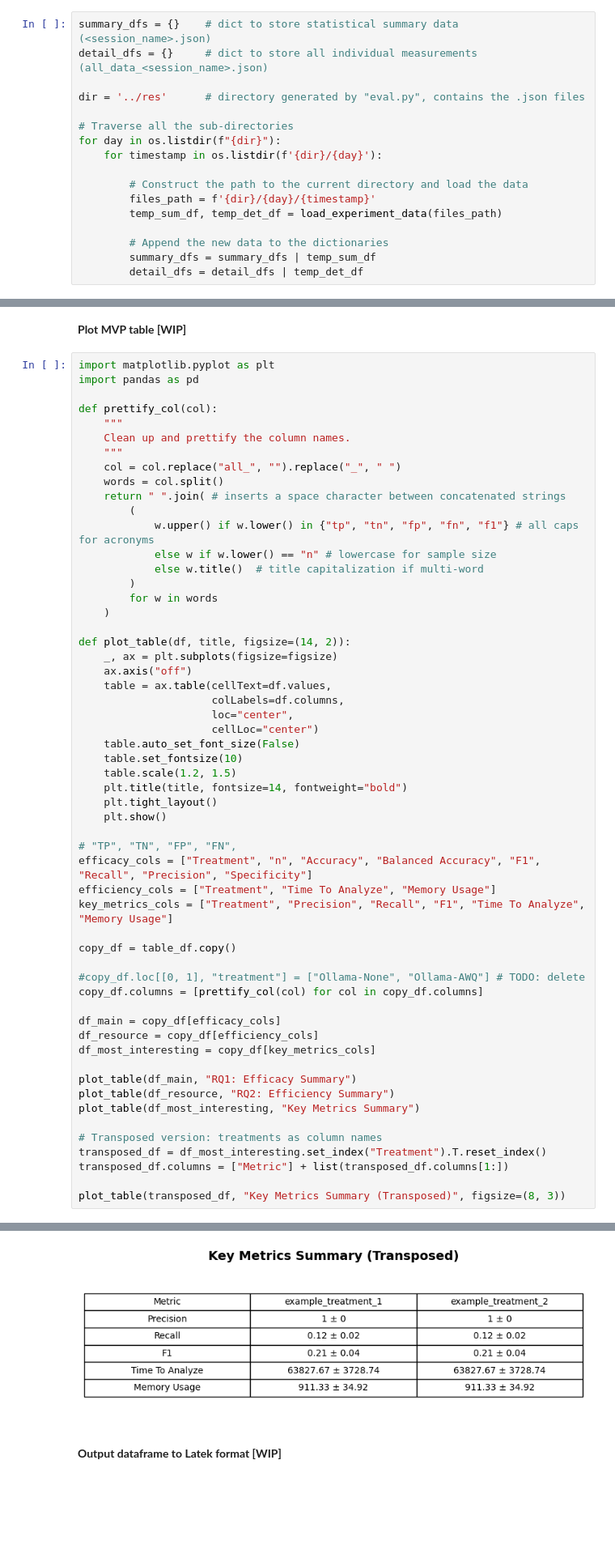
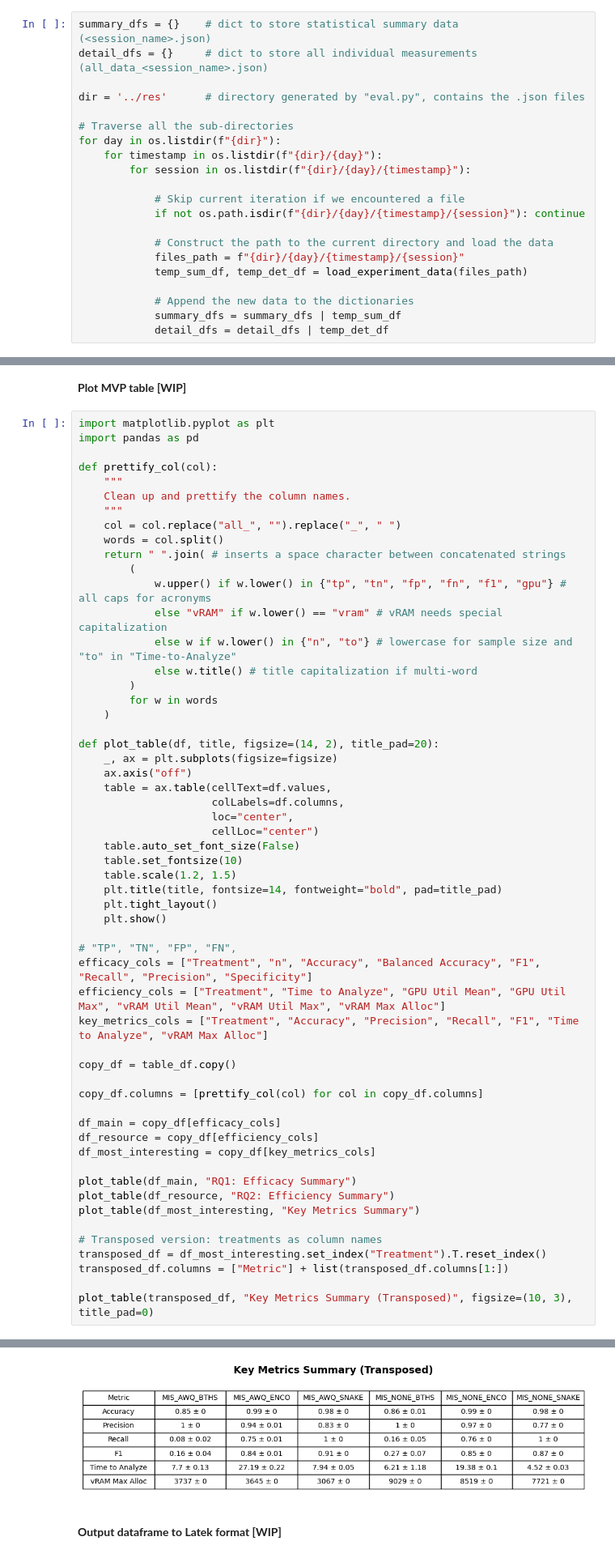
Before and after one commit to Q-REST-at/Q-REST-at, a Jupyter notebook: analysis/enhanced_data_analysis.ipynb, the cells around one changed output, grey strips where cells are left out. Shown at 81% size. Saved outputs shown, nothing was run; the diff lists cells and outputs as text; blank space fills up the shorter version.

Commit message:
#15 Update Analysis/Plotting Script To Accept New GPU Metrics Format

```diff
--- a/analysis/enhanced_data_analysis.ipynb
+++ b/analysis/enhanced_data_analysis.ipynb
@@ -96,15 +96,19 @@ dir = '../res'      # directory generated by "eval.py", contains the .json files
 
 # Traverse all the sub-directories
 for day in os.listdir(f"{dir}"):
-    for timestamp in os.listdir(f'{dir}/{day}'):
+    for timestamp in os.listdir(f"{dir}/{day}"):
+        for session in os.listdir(f"{dir}/{day}/{timestamp}"):
 
-        # Construct the path to the current directory and load the data
-        files_path = f'{dir}/{day}/{timestamp}'
-        temp_sum_df, temp_det_df = load_experiment_data(files_path)
+            # Skip current iteration if we encountered a file
+            if not os.path.isdir(f"{dir}/{day}/{timestamp}/{session}"): continue
 
-        # Append the new data to the dictionaries
-        summary_dfs = summary_dfs | temp_sum_df
-        detail_dfs = detail_dfs | temp_det_df
+            # Construct the path to the current directory and load the data
+            files_path = f"{dir}/{day}/{timestamp}/{session}"
+            temp_sum_df, temp_det_df = load_experiment_data(files_path)
+
+            # Append the new data to the dictionaries
+            summary_dfs = summary_dfs | temp_sum_df
+            detail_dfs = detail_dfs | temp_det_df
 # %% [markdown]
 Print the loaded statistical summary dataframes:
 # %%
@@ -261,14 +271,15 @@ def prettify_col(col):
     words = col.split()
     return " ".join( # inserts a space character between concatenated strings
         (
-            w.upper() if w.lower() in {"tp", "tn", "fp", "fn", "f1"} # all caps for acronyms
-            else w if w.lower() == "n" # lowercase for sample size
-            else w.title()  # title capitalization if multi-word
+            w.upper() if w.lower() in {"tp", "tn", "fp", "fn", "f1", "gpu"} # all caps for acronyms
+            else "vRAM" if w.lower() == "vram" # vRAM needs special capitalization
+            else w if w.lower() in {"n", "to"} # lowercase for sample size and "to" in "Time-to-Analyze"
+            else w.title() # title capitalization if multi-word
         )
         for w in words
     )
 
-def plot_table(df, title, figsize=(14, 2)):
+def plot_table(df, title, figsize=(14, 2), title_pad=20):
     _, ax = plt.subplots(figsize=figsize)
     ax.axis("off")
     table = ax.table(cellText=df.values,
@@ -278,18 +289,17 @@ def plot_table(df, title, figsize=(14, 2)):
     table.auto_set_font_size(False)
     table.set_fontsize(10)
     table.scale(1.2, 1.5)
-    plt.title(title, fontsize=14, fontweight="bold")
+    plt.title(title, fontsize=14, fontweight="bold", pad=title_pad)
     plt.tight_layout()
     plt.show()
 
 # "TP", "TN", "FP", "FN",
 efficacy_cols = ["Treatment", "n", "Accuracy", "Balanced Accuracy", "F1", "Recall", "Precision", "Specificity"]
-efficiency_cols = ["Treatment", "Time To Analyze", "Memory Usage"]
-key_metrics_cols = ["Treatment", "Precision", "Recall", "F1", "Time To Analyze", "Memory Usage"]
+efficiency_cols = ["Treatment", "Time to Analyze", "GPU Util Mean", "GPU Util Max", "vRAM Util Mean", "vRAM Util Max", "vRAM Max Alloc"]
+key_metrics_cols = ["Treatment", "Accuracy", "Precision", "Recall", "F1", "Time to Analyze", "vRAM Max Alloc"]
 
 copy_df = table_df.copy()
 
-#copy_df.loc[[0, 1], "treatment"] = ["Ollama-None", "Ollama-AWQ"] # TODO: delete
 copy_df.columns = [prettify_col(col) for col in copy_df.columns]
 
 df_main = copy_df[efficacy_cols]
@@ -304,5 +314,5 @@ plot_table(df_most_interesting, "Key Metrics Summary")
 transposed_df = df_most_interesting.set_index("Treatment").T.reset_index()
 transposed_df.columns = ["Metric"] + list(transposed_df.columns[1:])
 
-plot_table(transposed_df, "Key Metrics Summary (Transposed)", figsize=(8, 3))
+plot_table(transposed_df, "Key Metrics Summary (Transposed)", figsize=(10, 3), title_pad=0)
 # %% [output]
@@ -312,4 +322,4 @@ plot_table(transposed_df, "Key Metrics Summary (Transposed)", figsize=(8, 3))
-[figure, old version]
+[figure, new version]
 # %% [markdown]
 **Output dataframe to Latek format [WIP]**
 # %%
```
Also changed, not shown: parts of 5 cells of this notebook.
